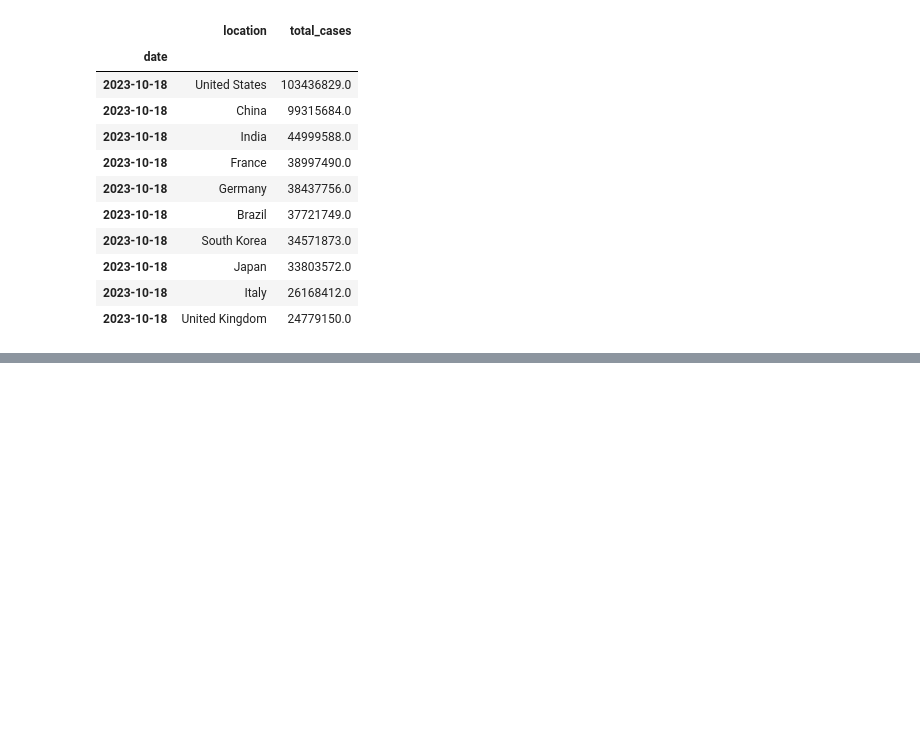
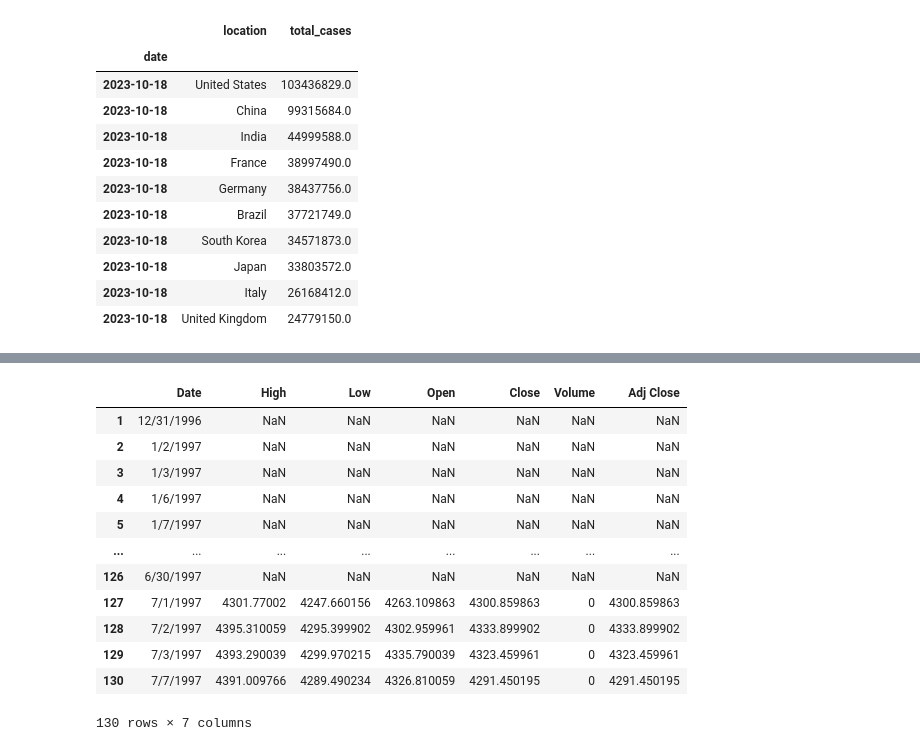
Before and after one commit to datla-ria/Project-1, a Jupyter notebook: project-1.ipynb, the cells around one changed output, grey strips where cells are left out. Saved outputs shown, nothing was run; the diff lists cells and outputs as text; code cells hidden in the pictures; blank space fills up the shorter version.

```diff
--- a/project-1.ipynb
+++ b/project-1.ipynb
@@ -280,0 +299,18 @@ date_total_cases.head(10)
+# %%
+#S&P BSE SENSEX dataset as a subset of the indices dataframe
+bse_df = indices_data_df.iloc[:, [0] + list(range(141,147))]
+bse_df.head(130)
+# %% [output]
+|  | Date | High | Low | Open | Close | Volume | Adj Close |
+| 1 | 12/31/1996 | NaN | NaN | NaN | NaN | NaN | NaN |
+| 2 | 1/2/1997 | NaN | NaN | NaN | NaN | NaN | NaN |
+| 3 | 1/3/1997 | NaN | NaN | NaN | NaN | NaN | NaN |
+| 4 | 1/6/1997 | NaN | NaN | NaN | NaN | NaN | NaN |
+| 5 | 1/7/1997 | NaN | NaN | NaN | NaN | NaN | NaN |
+| ... | ... | ... | ... | ... | ... | ... | ... |
+| 126 | 6/30/1997 | NaN | NaN | NaN | NaN | NaN | NaN |
+| 127 | 7/1/1997 | 4301.77002 | 4247.660156 | 4263.109863 | 4300.859863 | 0 | 4300.859863 |
+| 128 | 7/2/1997 | 4395.310059 | 4295.399902 | 4302.959961 | 4333.899902 | 0 | 4333.899902 |
+| 129 | 7/3/1997 | 4393.290039 | 4299.970215 | 4335.790039 | 4323.459961 | 0 | 4323.459961 |
+| 130 | 7/7/1997 | 4391.009766 | 4289.490234 | 4326.810059 | 4291.450195 | 0 | 4291.450195 |
+130 rows × 7 columns
```
Also changed, not shown: parts of 3 cells of this notebook.
